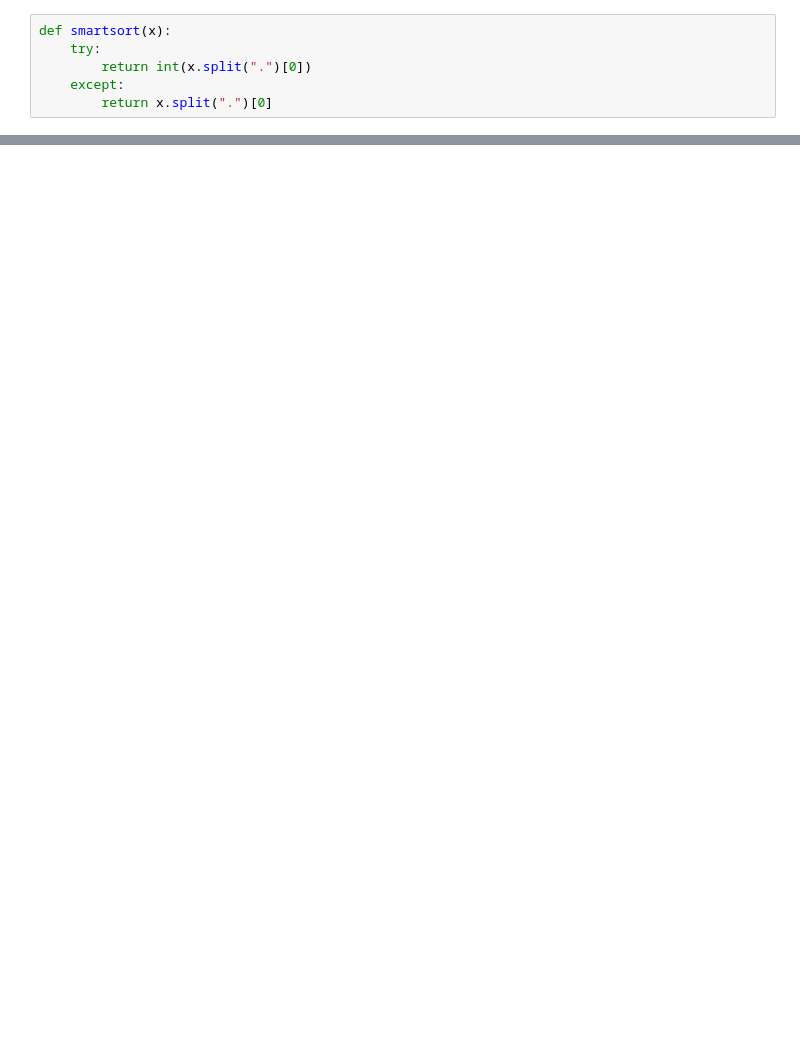
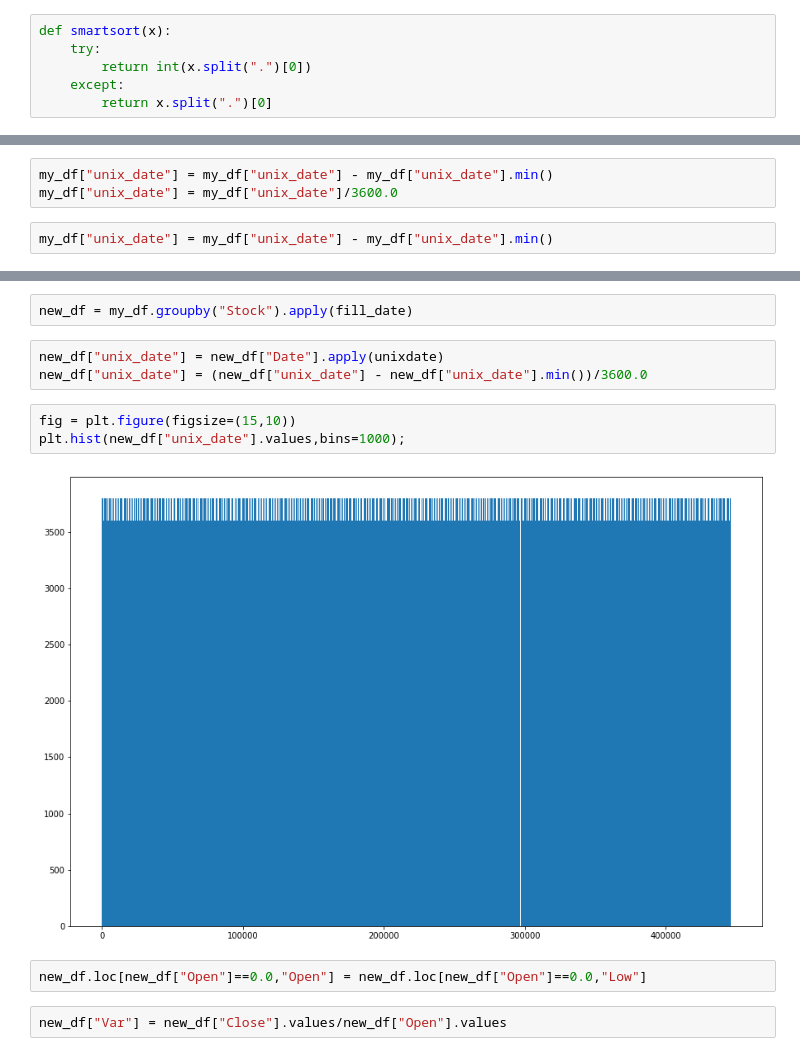
Before and after one commit to AdrianoDee/stock-market-scraper, a Jupyter notebook: forecast.ipynb, the cells around one changed output, grey strips where cells are left out. Cells and saved outputs as stored; diff of their text form; blank space fills up the shorter version.

```diff
--- a/forecast.ipynb
+++ b/forecast.ipynb
@@ -222,0 +187,5 @@ a.head()
+# %%
+my_df["unix_date"] = my_df["unix_date"] - my_df["unix_date"].min()
+my_df["unix_date"] = my_df["unix_date"]/3600.0
+# %%
+my_df["unix_date"] = my_df["unix_date"] - my_df["unix_date"].min()
@@ -222,0 +201,14 @@ a.head()
+# %%
+new_df = my_df.groupby("Stock").apply(fill_date)
+# %%
+new_df["unix_date"] = new_df["Date"].apply(unixdate)
+new_df["unix_date"] = (new_df["unix_date"] - new_df["unix_date"].min())/3600.0
+# %%
+fig = plt.figure(figsize=(15,10))
+plt.hist(new_df["unix_date"].values,bins=1000);
+# %% [output]
+[figure, added]
+# %%
+new_df.loc[new_df["Open"]==0.0,"Open"] = new_df.loc[new_df["Open"]==0.0,"Low"]
+# %%
+new_df["Var"] = new_df["Close"].values/new_df["Open"].values
```
Also changed, not shown: parts of 77 cells of this notebook, 1 other file.
